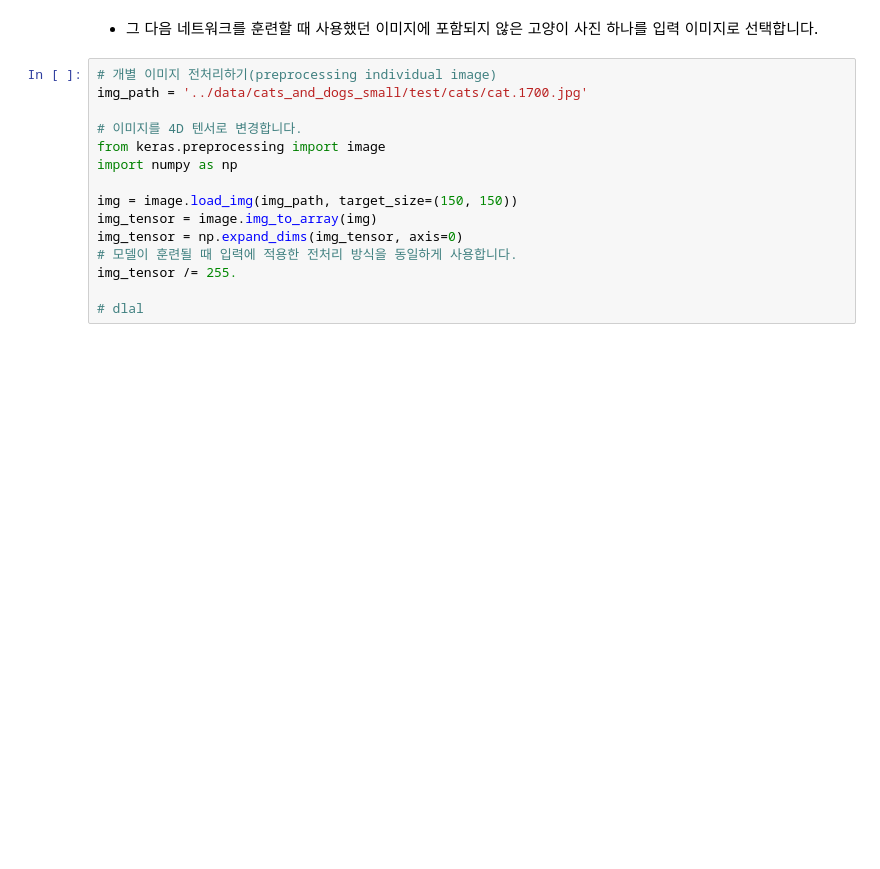
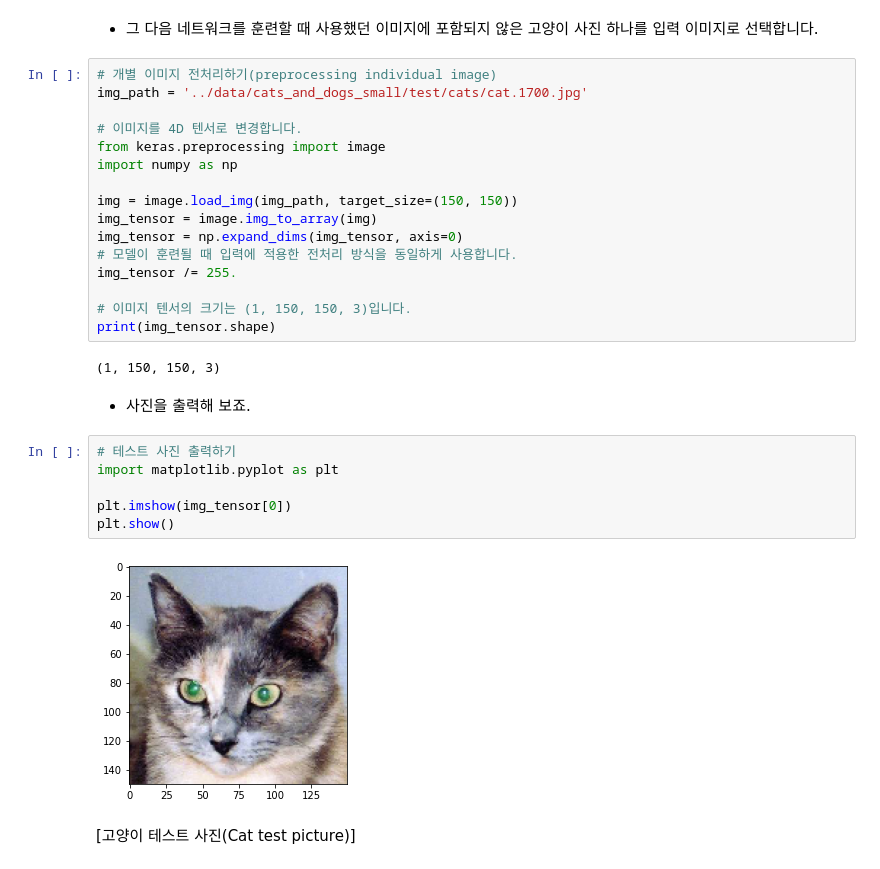
Before and after one commit to junes7/python_deep_learning, a Jupyter notebook: Deep Learning for Computer Vision.ipynb, the cells around one changed output. Drawn from its saved outputs; the diff is of its cells as text; blank space fills up the shorter version.

```diff
--- a/Deep Learning for Computer Vision.ipynb
+++ b/Deep Learning for Computer Vision.ipynb
@@ -1162,4 +1183,19 @@ img_tensor = np.expand_dims(img_tensor, axis=0)
 # 모델이 훈련될 때 입력에 적용한 전처리 방식을 동일하게 사용합니다.
 img_tensor /= 255.
 
-# dlal
+# 이미지 텐서의 크기는 (1, 150, 150, 3)입니다.
+print(img_tensor.shape)
+# %% [output]
+(1, 150, 150, 3)
+# %% [markdown]
+* 사진을 출력해 보죠.
+# %%
+# 테스트 사진 출력하기
+import matplotlib.pyplot as plt
+
+plt.imshow(img_tensor[0])
+plt.show()
+# %% [output]
+[figure, added]
+# %% [markdown]
+[고양이 테스트 사진(Cat test picture)]
```
Also changed, not shown: parts of 11 cells of this notebook.
